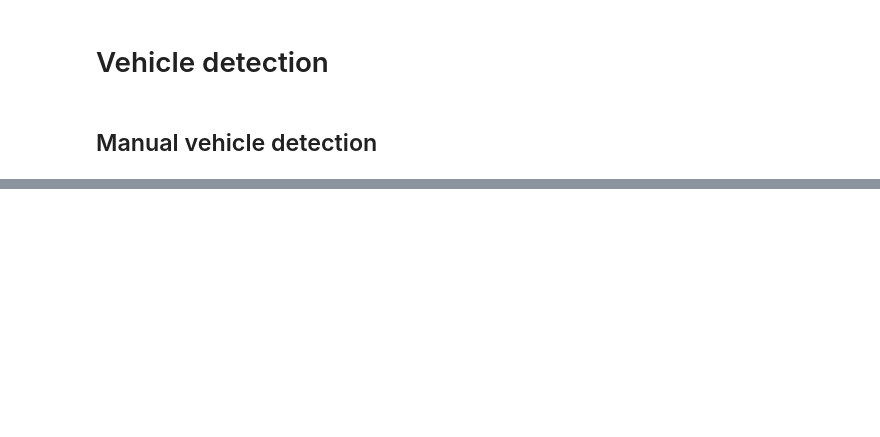
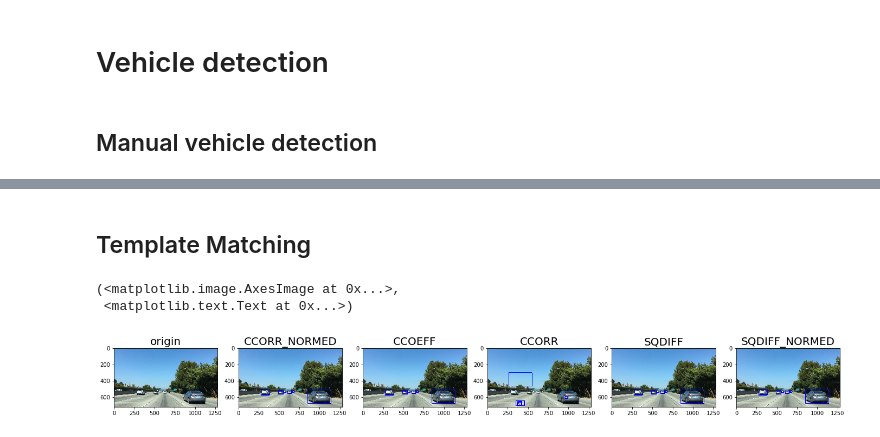
Before and after one commit to liferlisiqi/Vehicle-detection, a Jupyter notebook: Vehicle-Detection.ipynb, the cells around one changed output, grey strips where cells are left out. Cells and saved outputs as stored; diff of their text form; code cells hidden in the pictures; blank space fills up the shorter version.

```diff
--- a/Vehicle-Detection.ipynb
+++ b/Vehicle-Detection.ipynb
@@ -26,0 +31,43 @@ axs[1].imshow(draw_img), axs[1].set_title('after', fontsize=30)
+# %% [markdown]
+## Template Matching
+# %%
+# method: cv2.TM_CCORR_NORMED, cv2.TM_CCOEFF, cv2.TM_CCORR, cv2.TM_SQDIFF, cv2.TM_SQDIFF_NORMED
+def find_matches(img, templates, method):
+    bbox_list = []
+    for template in templates:
+        temp_img = mpimg.imread(template)
+        match = cv2.matchTemplate(img, temp_img, method)
+        min_val, max_val, min_loc, max_loc = cv2.minMaxLoc(match)
+        w, h = (temp_img.shape[1], temp_img.shape[0])
+        if method in [cv2.TM_SQDIFF, cv2.TM_SQDIFF_NORMED]:
+            left_top = min_loc
+        else:
+            left_top = max_loc
+        right_bottom = (left_top[0] + w, left_top[1] + h)
+        bbox_list.append((left_top, right_bottom))
+    return bbox_list
+
+image = mpimg.imread('test_images/bbox-example-image.jpg')
+templist = glob.glob('test_images/c*.jpg')
+bboxes_CCORR_NORMED = find_matches(image, templist, cv2.TM_CCORR_NORMED)
+result_CCORR_NORMED = draw_boxes(image, bboxes_CCORR_NORMED)
+bboxes_CCOEFF = find_matches(image, templist, cv2.TM_CCOEFF)
+result_CCOEFF = draw_boxes(image, bboxes_CCOEFF)
+bboxes_CCORR = find_matches(image, templist, cv2.TM_CCORR)
+result_CCORR = draw_boxes(image, bboxes_CCORR)
+bboxes_SQDIFF = find_matches(image, templist, cv2.TM_SQDIFF)
+result_SQDIFF = draw_boxes(image, bboxes_SQDIFF)
+bboxes_SQDIFF_NORMED = find_matches(image, templist, cv2.TM_SQDIFF_NORMED)
+result_SQDIFF_NORMED = draw_boxes(image, bboxes_SQDIFF_NORMED)
+
+f, axs = plt.subplots(1, 6, figsize=(24, 9))
+axs[0].imshow(image), axs[0].set_title('origin', fontsize=20)
+axs[1].imshow(result_CCORR_NORMED), axs[1].set_title('CCORR_NORMED', fontsize=20)
+axs[2].imshow(result_CCOEFF), axs[2].set_title('CCOEFF', fontsize=20)
+axs[3].imshow(result_CCORR), axs[3].set_title('CCORR', fontsize=20)
+axs[4].imshow(result_SQDIFF), axs[4].set_title('SQDIFF', fontsize=20)
+axs[5].imshow(result_SQDIFF_NORMED), axs[5].set_title('SQDIFF_NORMED', fontsize=20)
+# %% [output]
+(<matplotlib.image.AxesImage at 0x...>,
+ <matplotlib.text.Text at 0x...>)
+[figure, added]
```
Also changed, not shown: parts of 10 cells of this notebook, 9 other files.
